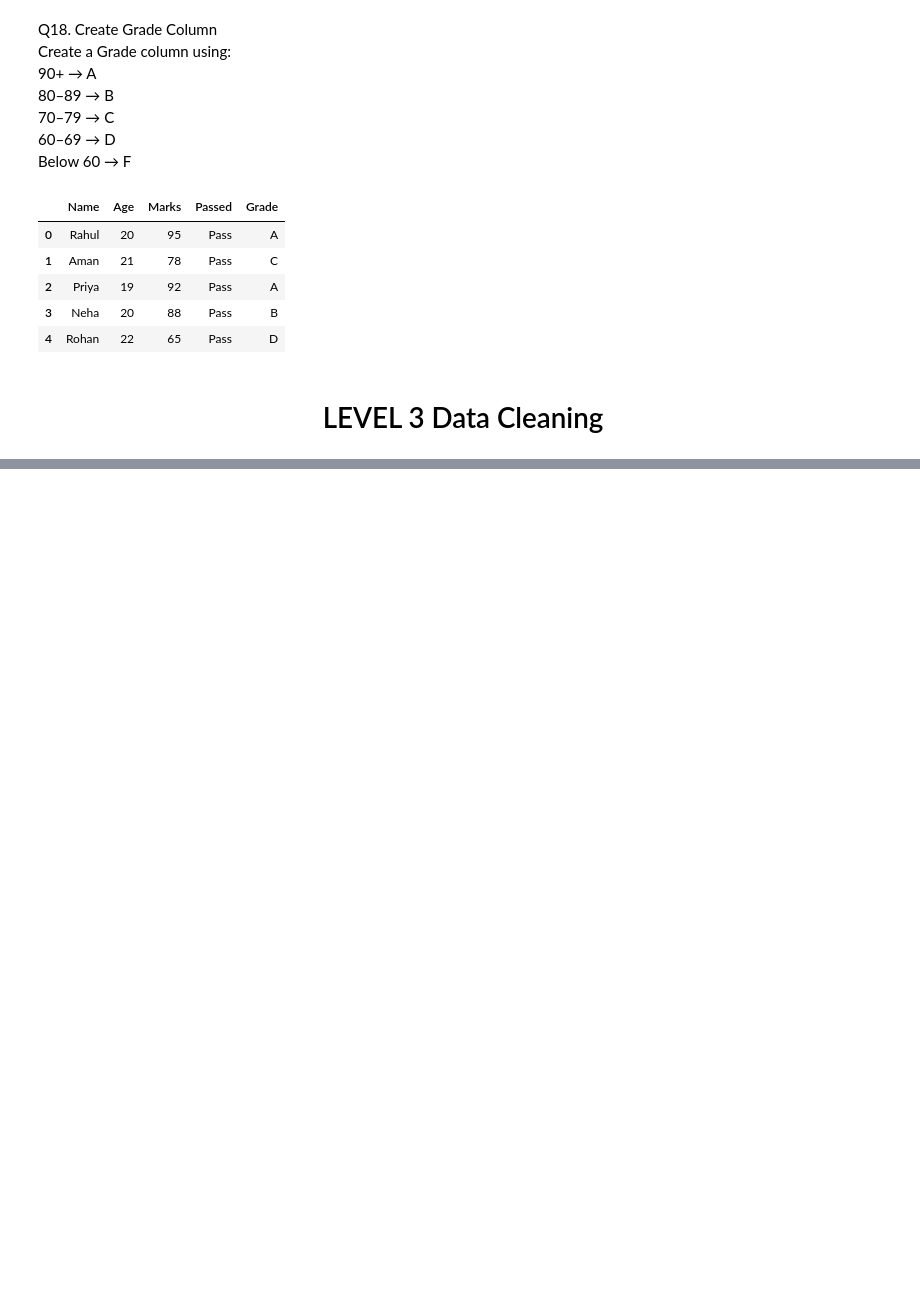
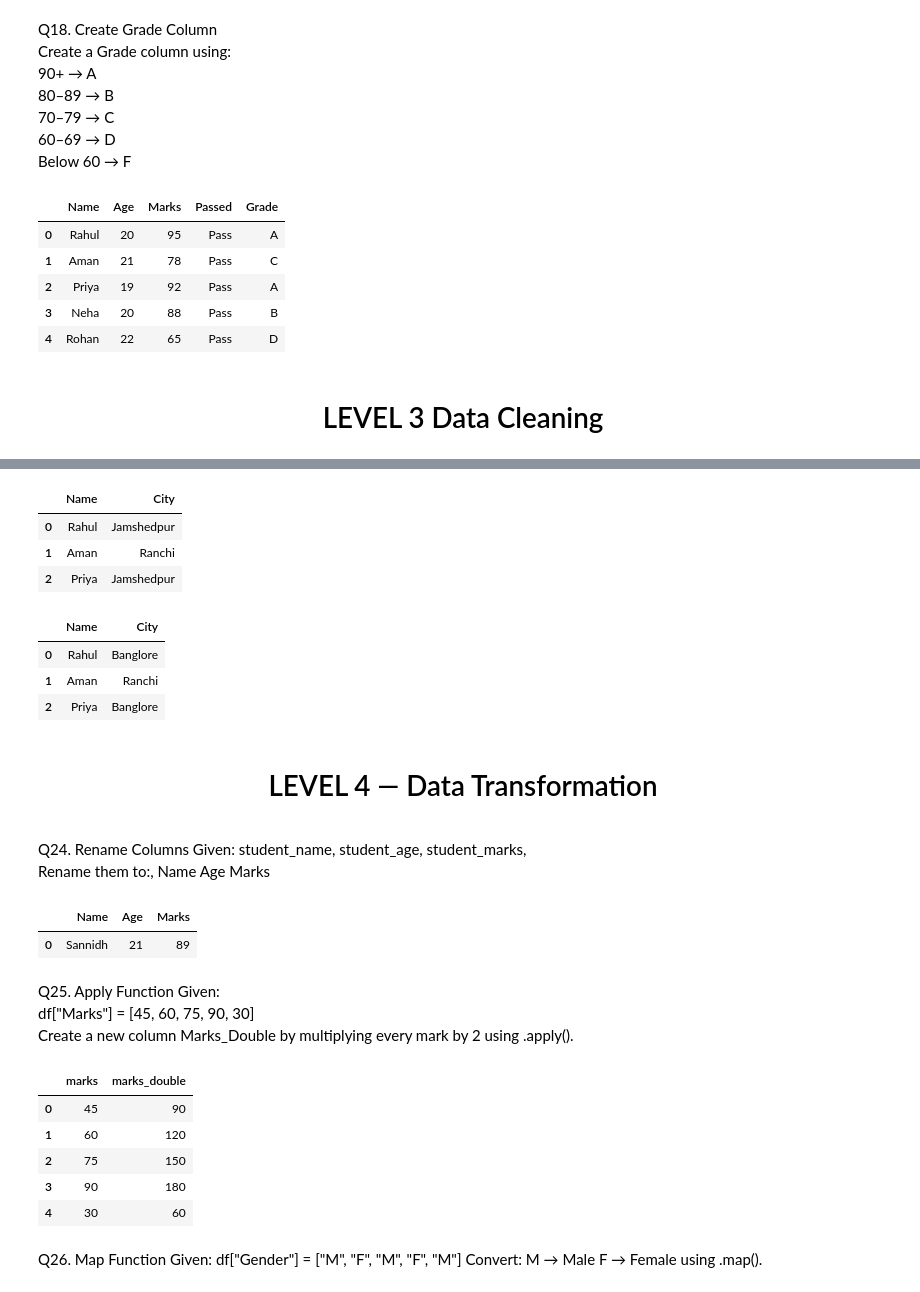
Before and after one commit to SannidhRaj/Data-Sci-Practise-Quesation, a Jupyter notebook: Pandas.ipynb, the cells around one changed output, grey strips where cells are left out. Cells and saved outputs as stored; diff of their text form; code cells hidden in the pictures; blank space fills up the shorter version.

```diff
--- a/Pandas.ipynb
+++ b/Pandas.ipynb
@@ -429,0 +599,34 @@ df3
+# %%
+df = pd.DataFrame({
+    "Name": ["Rahul", "Aman", "Priya"],
+    "City": ["Jamshedpur", "Ranchi", "Jamshedpur"]
+})
+df
+# %% [output]
+|  | Name | City |
+| 0 | Rahul | Jamshedpur |
+| 1 | Aman | Ranchi |
+| 2 | Priya | Jamshedpur |
+# %%
+df2=df.copy()
+df2["City"]=df2["City"].replace("Jamshedpur","Banglore")
+df2
+# %% [output]
+|  | Name | City |
+| 0 | Rahul | Banglore |
+| 1 | Aman | Ranchi |
+| 2 | Priya | Banglore |
+# %% [markdown]
+<div align="center">
+<h1>LEVEL 4 — Data Transformation
+</div>
+# %% [markdown]
+Q24. Rename Columns
+Given:
+student_name,
+student_age,
+student_marks,<br>
+Rename them to:,
+Name
+Age
+Marks
@@ -429,0 +643,32 @@ df3
+# %%
+df2
+# %% [output]
+|  | Name | Age | Marks |
+| 0 | Sannidh | 21 | 89 |
+# %% [markdown]
+Q25. Apply Function<bfr>
+Given:<br>
+df["Marks"] = [45, 60, 75, 90, 30]<br>
+Create a new column Marks_Double by multiplying every mark by 2 using .apply().
+# %%
+df=pd.DataFrame({
+    "marks":[45,60,75,90,30]
+})
+df2=df.copy()
+df2["marks_double"]=df2["marks"].apply(lambda x: x*2)
+df2
+# %% [output]
+|  | marks | marks_double |
+| 0 | 45 | 90 |
+| 1 | 60 | 120 |
+| 2 | 75 | 150 |
+| 3 | 90 | 180 |
+| 4 | 30 | 60 |
+# %% [markdown]
+Q26. Map Function
+Given:
+df["Gender"] = ["M", "F", "M", "F", "M"]
+Convert:
+M → Male
+F → Female
+using .map().
```
Also changed, not shown: parts of 30 cells of this notebook, 2 other files.
